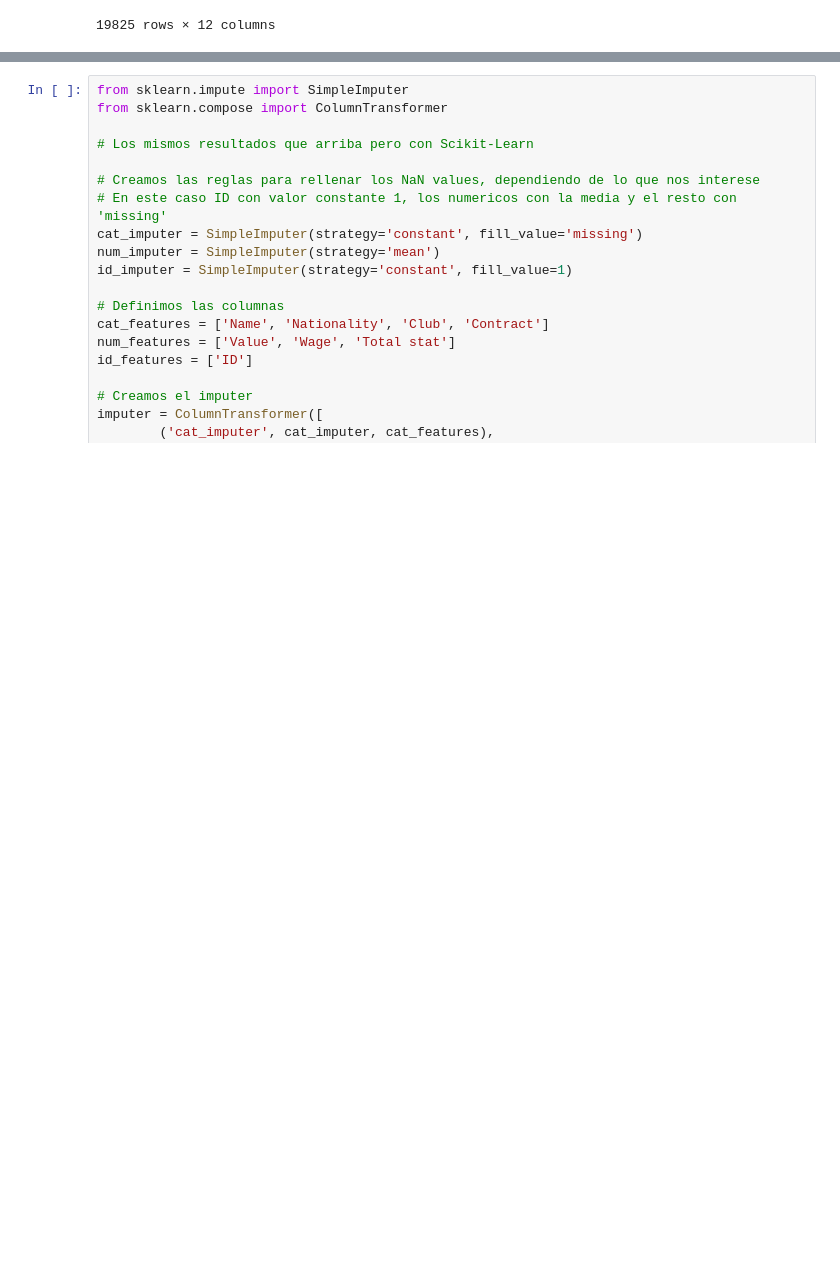
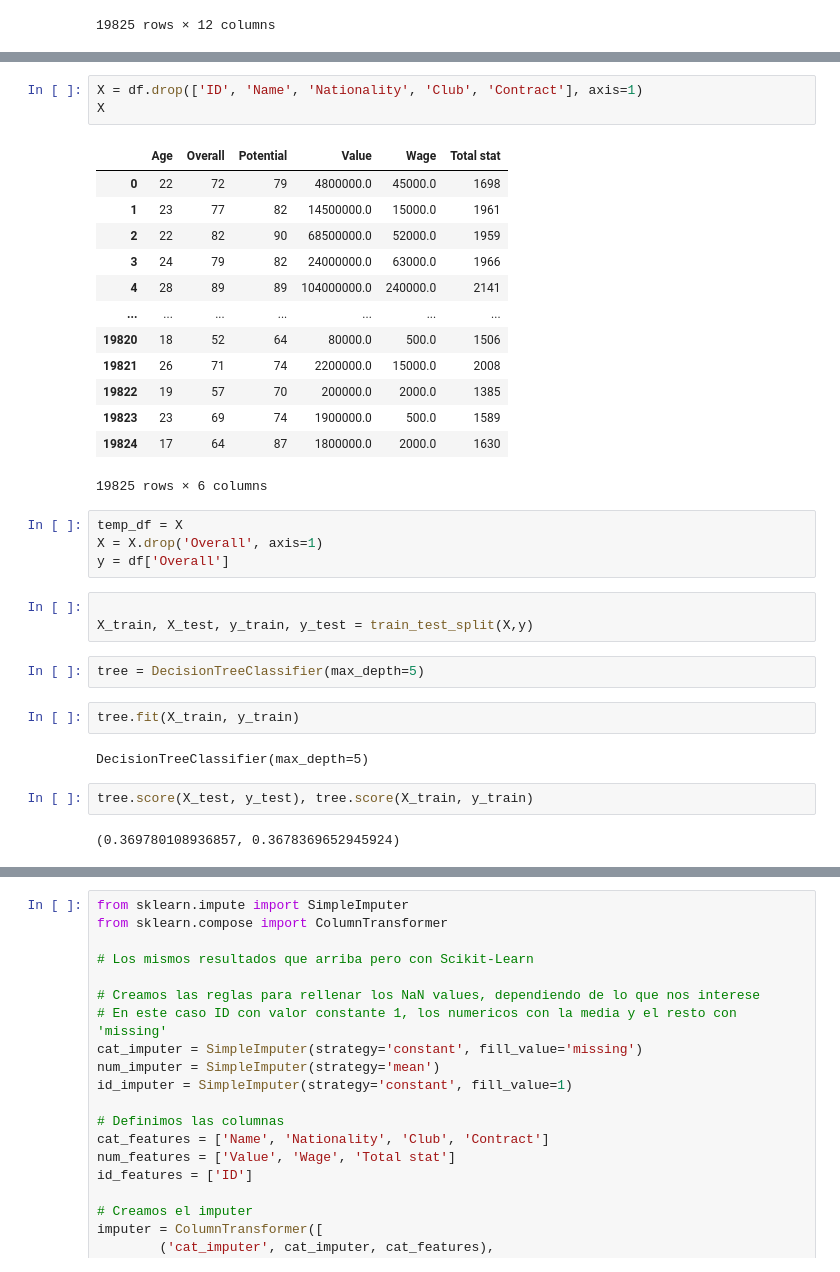
Before and after one commit to Manuelsierra95/data-science, a Jupyter notebook: test2.ipynb, the cells around one changed output, grey strips where cells are left out. Saved outputs shown, nothing was run; the diff lists cells and outputs as text; blank space fills up the shorter version.

```diff
--- a/test2.ipynb
+++ b/test2.ipynb
@@ -99,0 +65,34 @@ df.head()
+# %%
+X = df.drop(['ID', 'Name', 'Nationality', 'Club', 'Contract'], axis=1)
+X
+# %% [output]
+|  | Age | Overall | Potential | Value | Wage | Total stat |
+| 0 | 22 | 72 | 79 | 4800000.0 | 45000.0 | 1698 |
+| 1 | 23 | 77 | 82 | 14500000.0 | 15000.0 | 1961 |
+| 2 | 22 | 82 | 90 | 68500000.0 | 52000.0 | 1959 |
+| 3 | 24 | 79 | 82 | 24000000.0 | 63000.0 | 1966 |
+| 4 | 28 | 89 | 89 | 104000000.0 | 240000.0 | 2141 |
+| ... | ... | ... | ... | ... | ... | ... |
+| 19820 | 18 | 52 | 64 | 80000.0 | 500.0 | 1506 |
+| 19821 | 26 | 71 | 74 | 2200000.0 | 15000.0 | 2008 |
+| 19822 | 19 | 57 | 70 | 200000.0 | 2000.0 | 1385 |
+| 19823 | 23 | 69 | 74 | 1900000.0 | 500.0 | 1589 |
+| 19824 | 17 | 64 | 87 | 1800000.0 | 2000.0 | 1630 |
+19825 rows × 6 columns
+# %%
+temp_df = X
+X = X.drop('Overall', axis=1)
+y = df['Overall']
+# %%
+
+X_train, X_test, y_train, y_test = train_test_split(X,y)
+# %%
+tree = DecisionTreeClassifier(max_depth=5)
+# %%
+tree.fit(X_train, y_train)
+# %% [output]
+DecisionTreeClassifier(max_depth=5)
+# %%
+tree.score(X_test, y_test), tree.score(X_train, y_train)
+# %% [output]
+(0.369780108936857, 0.3678369652945924)
```
Also changed, not shown: parts of 12 cells of this notebook, 5 other files.
